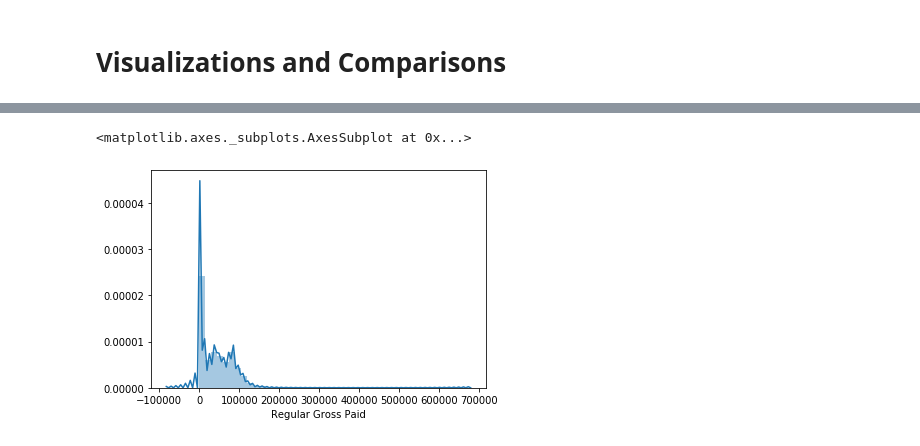
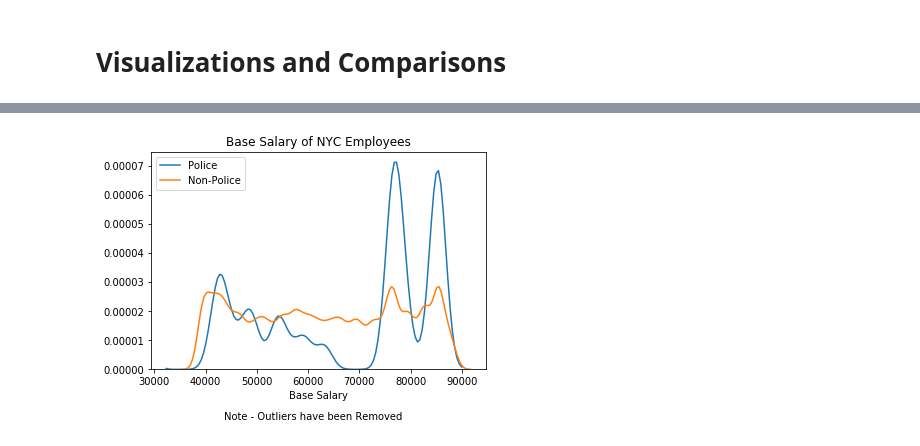
Before and after one commit to mitchell-jones/ny-police-data, a Jupyter notebook: NY Public Record Data Exploration 2016 - 2019.ipynb, the cells around one changed output, grey strips where cells are left out. Cells and saved outputs as stored; diff of their text form; code cells hidden in the pictures.

```diff
--- a/NY Public Record Data Exploration 2016 - 2019.ipynb
+++ b/NY Public Record Data Exploration 2016 - 2019.ipynb
@@ -268,5 +242,20 @@ sns.distplot(payroll['Base Salary'])
-# %%
-sns.distplot(payroll['Regular Gross Paid'])
-# %% [output]
-<matplotlib.axes._subplots.AxesSubplot at 0x...>
-[figure, removed]
+# %%
+# A Police Officer in the 25% percentile of the department is paid more than the median NYC employee
+# Many Outliers on the high side for both police officers and and non-police
+
+# What are the distributions of Base Salary  like for Police Officers vs. Non Police Officers?
+
+# Regular Gross Paid Entries that are 0 from leave / cease employment are skewing visualizations
+# To work with this, we will use quantiles to remove values < 1000 and remove values more than 85% percentile
+x = payroll[payroll['Police Officer'] == True]['Base Salary']
+y = x[x.between(x.quantile(.00), x.quantile(.85))]
+sns.distplot(y, hist = False, label ='Police')
+x = payroll[payroll['Police Officer'] == False]['Base Salary']
+y = x[x.between(x.quantile(.50), x.quantile(.85))]
+sns.distplot(y, hist = False, label = 'Non-Police')
+plt.title('Base Salary of NYC Employees')
+txt = 'Note - Outliers have been Removed'
+plt.figtext(0.5, -.05, txt, wrap=True, horizontalalignment='center', fontsize=10)
+plt.show()
+# %% [output]
+[figure, added]
```
Also changed, not shown: parts of 11 cells of this notebook.
